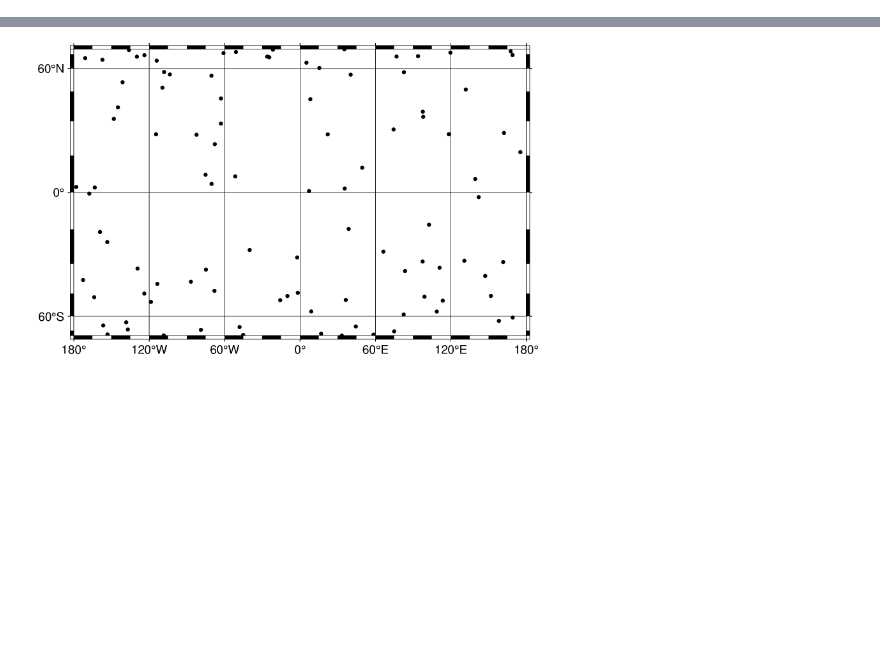
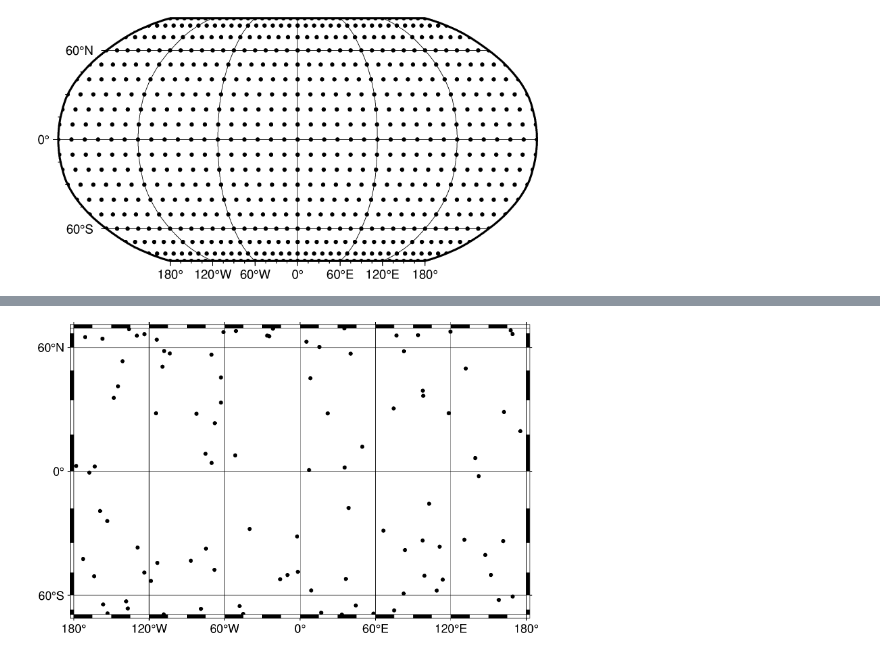
Before and after one commit to jfryling/lunar-chronology-crater-analysis, a Jupyter notebook: test.ipynb, the cells around one changed output, grey strips where cells are left out. Cells and saved outputs as stored; diff of their text form; code cells hidden in the pictures; blank space fills up the shorter version.

```diff
--- a/test.ipynb
+++ b/test.ipynb
@@ -0,0 +1,23 @@
+# %%
+import pandas as pd
+import numpy as np
+import matplotlib
+import matplotlib.pyplot as plt
+import numpy as np
+import pygmt
+
+lon=np.linspace(0, 360, num=37)
+lat=np.linspace(-90, 90, num=19)
+lon_lon, lat_lat=np.meshgrid(lon,lat)
+coords_orig_np=np.c_[lon_lon.ravel(), lat_lat.ravel()]
+coords_orig = pd.DataFrame(coords_orig_np, columns =['longitude', 'latitude'])
+
+# translate into cylindrical equal area projection
+def translate_lat(latitude_i):
+    return np.sin(np.deg2rad(latitude_i))
+def translate_lon(longitude_i):
+    return np.pi * longitude_i / 180
+
+coords=pd.DataFrame([], columns =['longitude', 'latitude'])
+coords.loc[:, 'latitude'] = coords_orig.loc[:, 'latitude'].apply(translate_lat)
+coords.loc[:, 'longitude'] = coords_orig.loc[:, 'longitude'].apply(translate_lon)
@@ -0,0 +42,9 @@
+# %%
+
+region = [-180, 180, -90, 90]
+fig = pygmt.Figure()
+fig.basemap(region=region, projection="N12c", frame="afg")
+fig.plot(x=coords_orig['longitude'], y=coords_orig['latitude'], style="c0.1c", color="black")
+fig.show()
+# %% [output]
+[figure, added]
```
Also changed, not shown: parts of 4 cells of this notebook, 17 other files.
